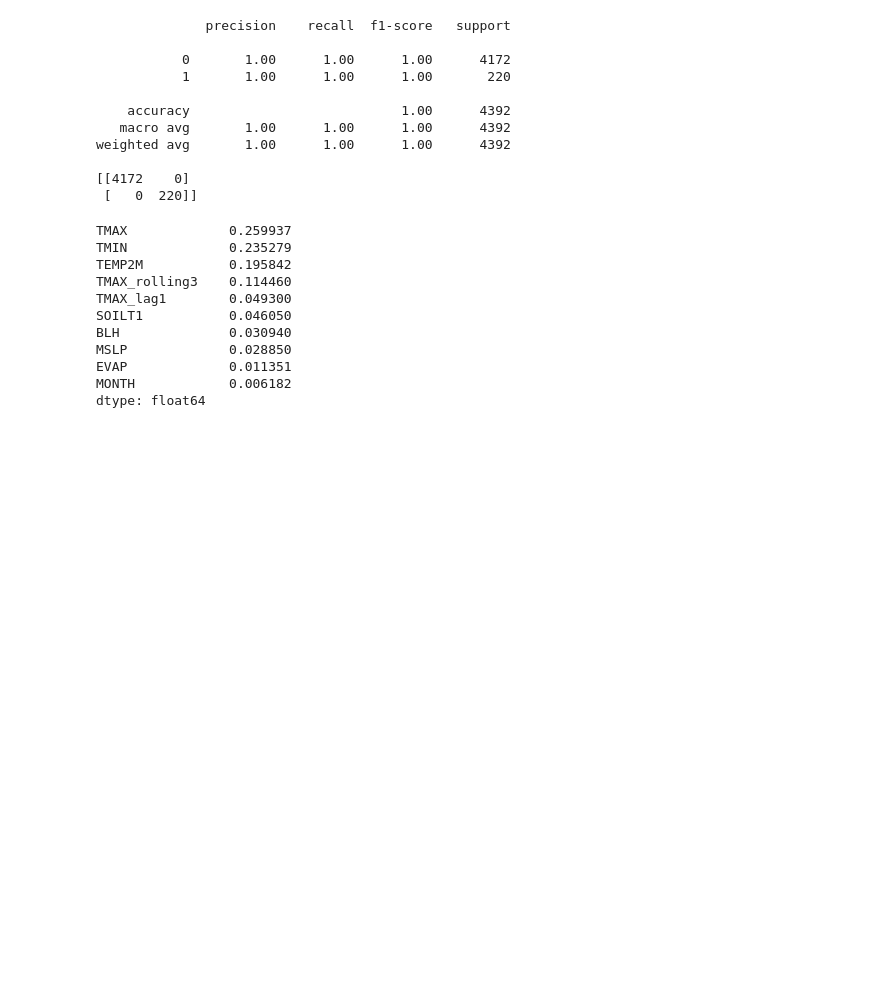
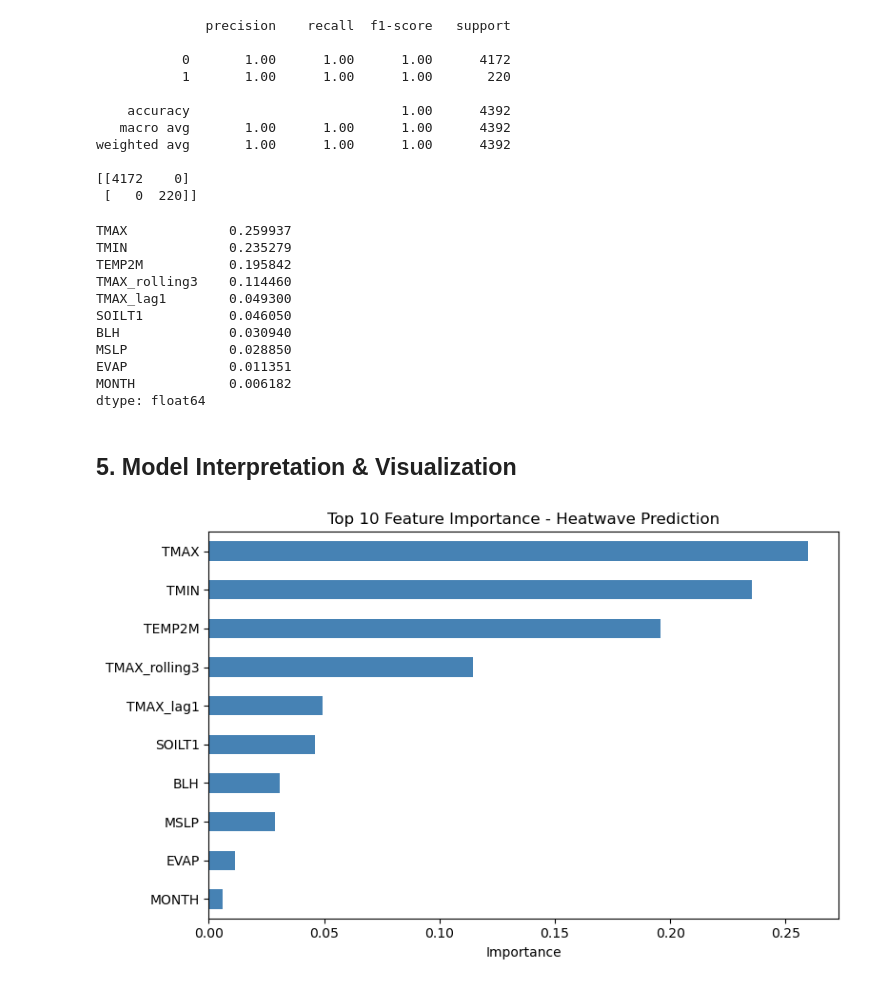
Before and after one commit to shreyanshp132/rajasthan-heatwave-prediction, a Jupyter notebook: heatwave_predection.ipynb, the cells around one changed output. Saved outputs shown, nothing was run; the diff lists cells and outputs as text; code cells hidden in the pictures; blank space fills up the shorter version.

```diff
--- a/heatwave_predection.ipynb
+++ b/heatwave_predection.ipynb
@@ -203,3 +203,16 @@ MSLP             0.028850
 EVAP             0.011351
 MONTH            0.006182
 dtype: float64
+# %% [markdown]
+## 5. Model Interpretation & Visualization
+# %%
+
+feat_imp.head(10).plot(kind='barh', figsize=(8,5), color='steelblue')
+plt.xlabel('Importance')
+plt.title('Top 10 Feature Importance - Heatwave Prediction')
+plt.gca().invert_yaxis()
+plt.tight_layout()
+plt.savefig('feature_importance.png', dpi=150)
+plt.show()
+# %% [output]
+[figure, added]
```
Also changed, not shown: parts of 1 cell of this notebook.
